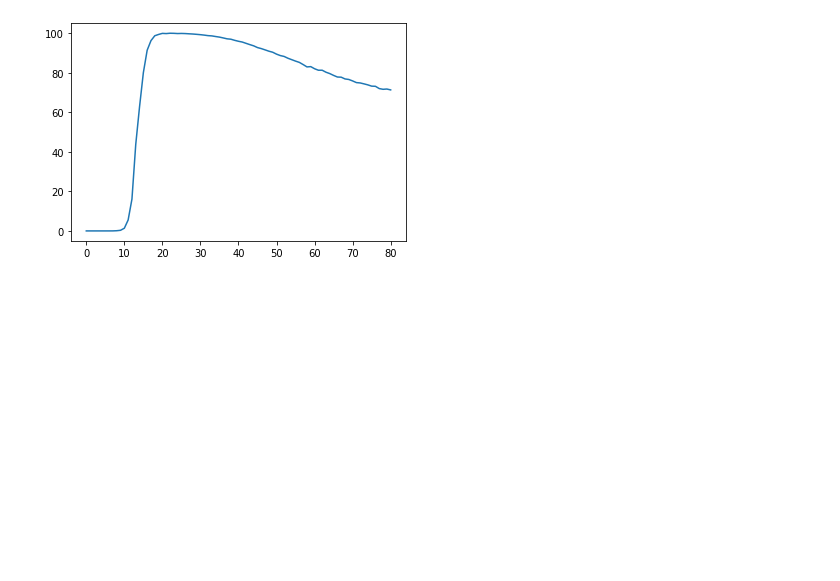
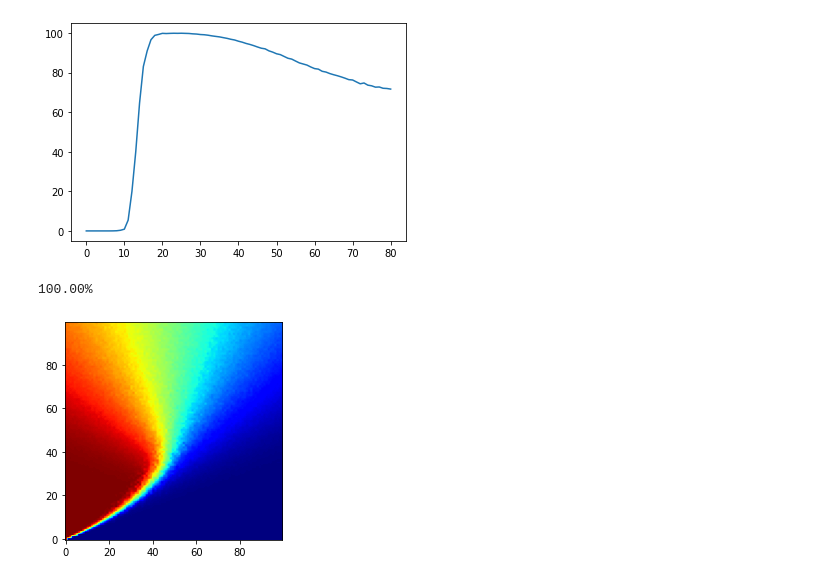
Before and after one commit to AlantheBenign/Critical-mass-model-for-social-dynamic, a Jupyter notebook: Modelo de limiares.ipynb, the cells around one changed output. Cells and saved outputs as stored; diff of their text form; code cells hidden in the pictures; blank space fills up the shorter version.

```diff
--- a/Modelo de limiares.ipynb
+++ b/Modelo de limiares.ipynb
@@ -125,8 +65,8 @@ for i in desvios_padroes:         # um conjunto de simulações por valor de des
     print(str("%.2f" % ((i/80.75)*100)+"%"), end="\n")
 
     for j in range(simulacoes):   # simulação de uma greve
-        thresholds = cria_thresholds(N,a,media,int(i))
-        greve = simula_greve(thresholds)
+        thresholds = lim.cria_thresholds(N,a,media,int(i))
+        greve = lim.simula_greve(thresholds)
         tamanho = greve[1]
         media_tamanhos += tamanho
 
@@ -156,8 +96,8 @@ for i in desvios_padroes:         # um conjunto de simulações por valor de des
     print(str("%.2f" % ((i/80)*100)+"%"), end="\n")
 
     for j in range(simulacoes):   # simulação de uma greve
-        thresholds = cria_thresholds(N,a,media,int(i))
-        greve = simula_greve(thresholds)
+        thresholds = lim.cria_thresholds(N,a,media,int(i))
+        greve = lim.simula_greve(thresholds)
         tamanho = greve[1]
         media_tamanhos += tamanho
 
@@ -170,3 +110,38 @@ plt.show()
 # %% [output]
 100.00%
 [figure]
+# %%
+N = 100            # número de agentes
+a = True           # thresholds negativos se tornam 0
+
+medias_amostra = np.arange(0,100)  # médias da distribuição normal (de 0 até 99 de 1 em 1)
+desvios_padroes = np.arange(0,100) # desvios padrões da distribuição normal (de 0 até 99 de 1 em 1)
+simulacoes = 100                # número de simulações por valor de desvio padrão
+
+thresholds = np.array([])
+
+mapa = np.zeros((100,100))
+
+for k in medias_amostra:
+    clear_output(wait=True)
+    print(str("%.2f" % (100*k/99)+"%"), end="\n")
+
+    for i in desvios_padroes:         # um conjunto de simulações por valor de desvio padrão
+        media_tamanhos = 0
+
+        for j in range(simulacoes):   # simulação de uma greve
+            thresholds = lim.cria_thresholds(N,a,int(k),int(i))
+            greve = lim.simula_greve(thresholds)
+            tamanho = greve[1]
+            media_tamanhos += tamanho
+
+        media_tamanhos = media_tamanhos/simulacoes
+        mapa[i][k] = media_tamanhos
+
+plt.figure()
+plt.imshow(mapa, origin="lower",cmap="jet")
+#plt.savefig("Média e Desvio Padrão - Determinístico")
+plt.show()
+# %% [output]
+100.00%
+[figure, added]
```
Also changed, not shown: parts of 8 cells of this notebook.
